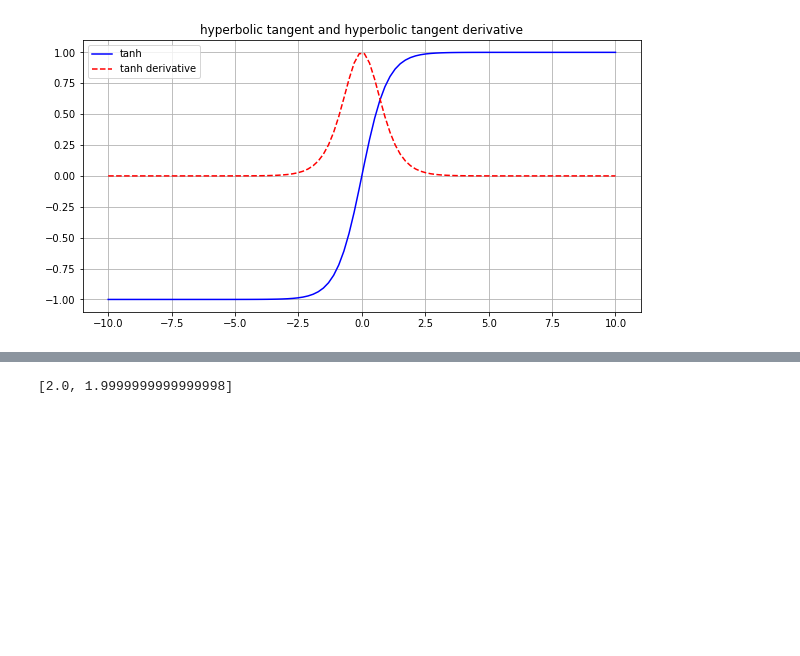
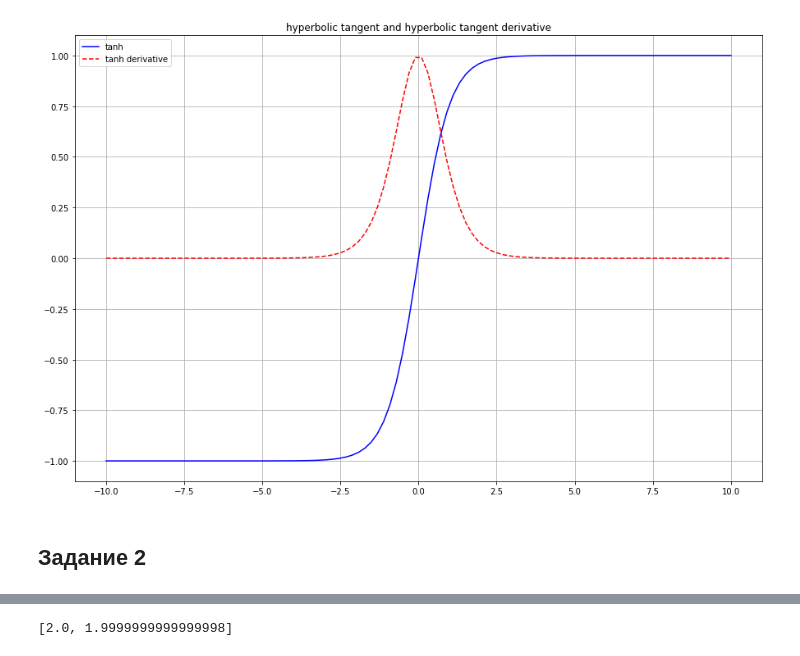
Before and after one commit to grimysss/MathOfNNHW, a Jupyter notebook: src/MathOfNNHW.prj/MathOfNNHW.ipynb, the cells around one changed output, grey strips where cells are left out. Cells and saved outputs as stored; diff of their text form; code cells hidden in the pictures; blank space fills up the shorter version.

```diff
--- a/src/MathOfNNHW.prj/MathOfNNHW.ipynb
+++ b/src/MathOfNNHW.prj/MathOfNNHW.ipynb
@@ -20,6 +22,8 @@ print(sigmoid_derivative(1))
 # %%
-values = plt.linspace(-10,10,100)
-plt.rcParams['figure.figsize'] = [10, 5]
+# Строим сигмойду и производную функции сигмойды.
+
+values = plt.linspace(-10, 10, 100)
+plt.rcParams['figure.figsize'] = [15, 10]
 plt.title("sigmoid and sigmoid derivative")
 plt.plot(values, sigmoid(values), "b", label="sigmoid")
 plt.plot(values, sigmoid_derivative(values), "--r", label="sigmoid derivative")
@@ -37,10 +46,15 @@ def tanh_derivative(x):
 # %%
-values = plt.linspace(-10,10,100)
-plt.rcParams['figure.figsize'] = [10, 5]
+# Строим гиперболоидного тангенс и производная функция гиперболоидного тангенса.
+
+values = plt.linspace(-10, 10, 100)
+plt.rcParams['figure.figsize'] = [15, 10]
 plt.title("hyperbolic tangent and hyperbolic tangent derivative")
 plt.plot(values, tanh(values), "b", label="tanh")
 plt.plot(values, tanh_derivative(values), "--r", label="tanh derivative")
 plt.legend(loc="best")
 plt.grid()
 # %% [output]
-[figure, old version]
+[figure, new version]
+# %% [markdown]
+Задание 2
+---------
```
Also changed, not shown: parts of 15 cells of this notebook.
